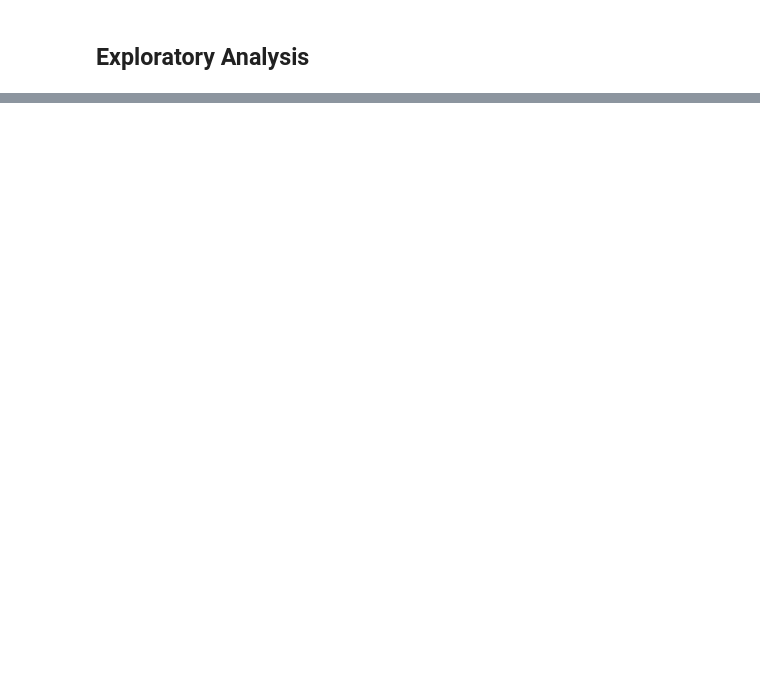
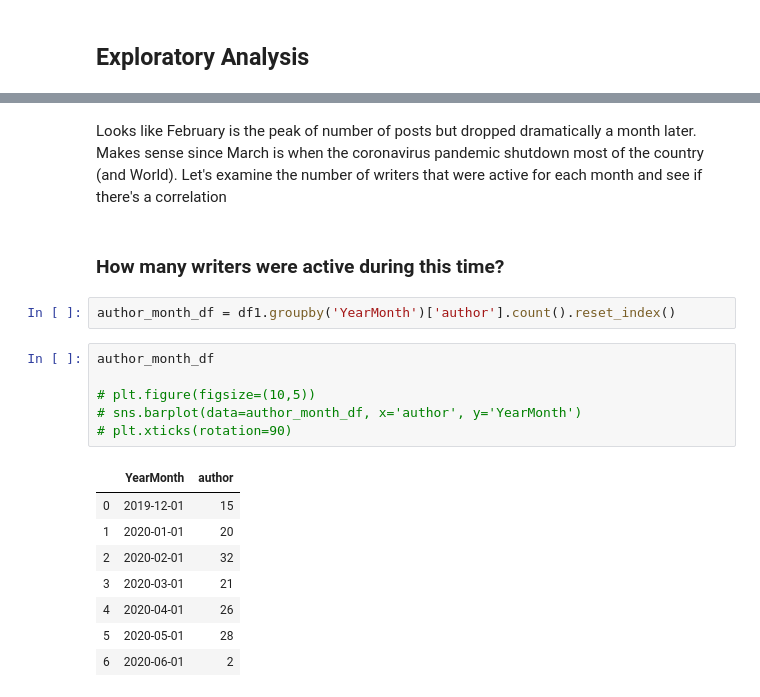
Before and after one commit to jacksonbull87/Topic-Modeling-TV-Shows-NLP-Text-Analysis-, a Jupyter notebook: The Verge-TV Show Reviews.ipynb, the cells around one changed output, grey strips where cells are left out. Saved outputs shown, nothing was run; the diff lists cells and outputs as text; blank space fills up the shorter version.

```diff
--- a/The Verge-TV Show Reviews.ipynb
+++ b/The Verge-TV Show Reviews.ipynb
@@ -124,0 +119,23 @@ plt.xticks(rotation=90)
+# %% [markdown]
+
+Looks like February is the peak of number of posts but dropped dramatically a month later. Makes sense since March is when the coronavirus pandemic shutdown most of the country (and World).
+Let's examine the number of writers that were active for each month and see if there's a correlation
+# %% [markdown]
+### How many writers were active during this time?
+# %%
+author_month_df = df1.groupby('YearMonth')['author'].count().reset_index()
+# %%
+author_month_df
+
+# plt.figure(figsize=(10,5))
+# sns.barplot(data=author_month_df, x='author', y='YearMonth')
+# plt.xticks(rotation=90)
+# %% [output]
+|  | YearMonth | author |
+| 0 | 2019-12-01 | 15 |
+| 1 | 2020-01-01 | 20 |
+| 2 | 2020-02-01 | 32 |
+| 3 | 2020-03-01 | 21 |
+| 4 | 2020-04-01 | 26 |
+| 5 | 2020-05-01 | 28 |
+| 6 | 2020-06-01 | 2 |
```
Also changed, not shown: parts of 14 cells of this notebook, 1 other file.
